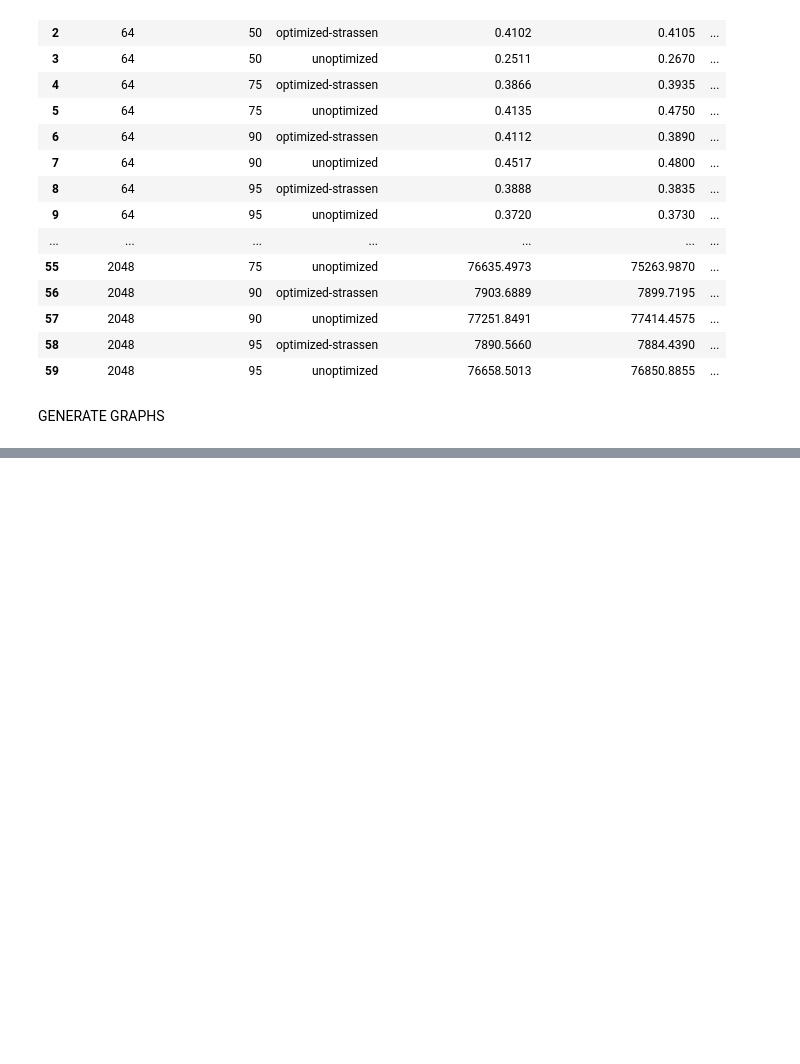
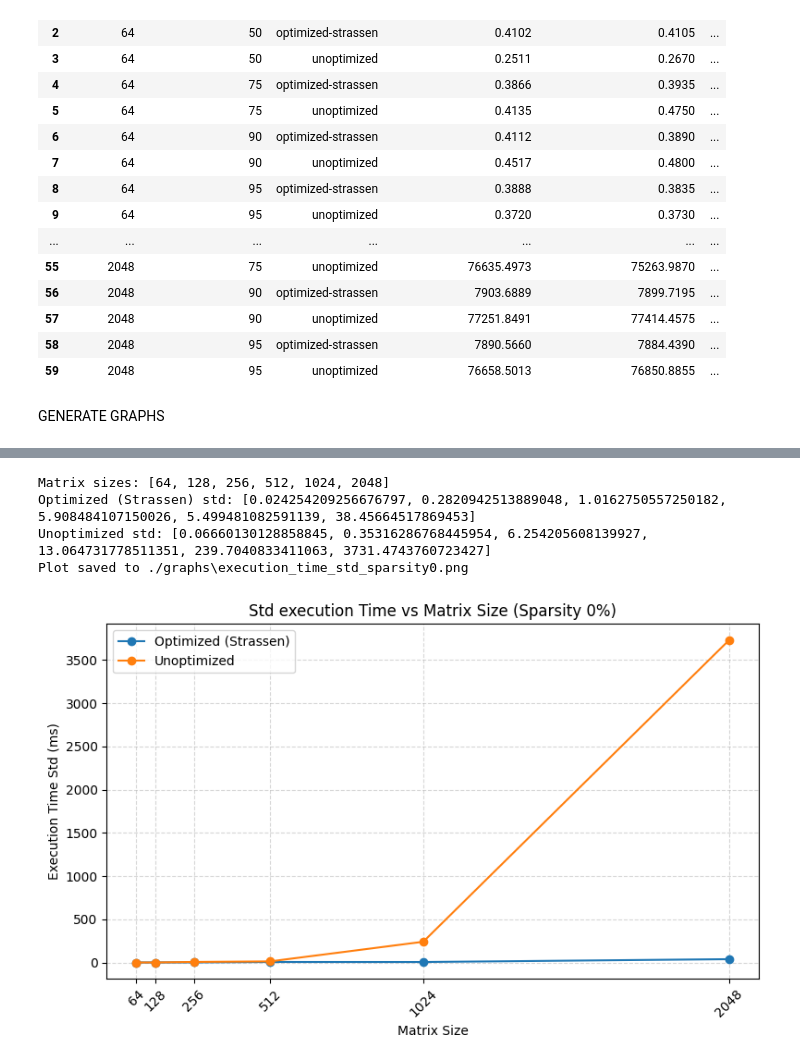
Before and after one commit to KaarloCaballero/Big_data-Task_2, a Jupyter notebook: process_data.ipynb, the cells around one changed output, grey strips where cells are left out. Cells and saved outputs as stored; diff of their text form; code cells hidden in the pictures; blank space fills up the shorter version.

```diff
--- a/process_data.ipynb
+++ b/process_data.ipynb
@@ -168,0 +220,35 @@ Plot saved to ./graphs\prueba
+# %%
+# Filter for sparsity 0
+df_sparsity0 = agg_df[agg_df['sparse_level_percent'] == 0]
+
+# Sort by matrix size to ensure correct order
+df_sparsity0 = df_sparsity0.sort_values('matrix_size')
+
+# Extract x-axis (matrix sizes)
+sizes = df_sparsity0['matrix_size'].unique().tolist()
+
+# Extract execution time standard deviations
+optimized_std = df_sparsity0[df_sparsity0['implementation'] == 'optimized-strassen']['execution_time_ms_std'].tolist()
+unoptimized_std = df_sparsity0[df_sparsity0['implementation'] == 'unoptimized']['execution_time_ms_std'].tolist()
+
+# Print results
+print("Matrix sizes:", sizes)
+print("Optimized (Strassen) std:", optimized_std)
+print("Unoptimized std:", unoptimized_std)
+
+# Plot execution time standard deviations
+plot_lines(
+    x=sizes,
+    y=[optimized_std, unoptimized_std],
+    labels=['Optimized (Strassen)', 'Unoptimized'],
+    title='Std execution Time vs Matrix Size (Sparsity 0%)',
+    xlabel='Matrix Size',
+    ylabel='Execution Time Std (ms)',
+    file_name='execution_time_std_sparsity0.png',
+)
+# %% [output]
+Matrix sizes: [64, 128, 256, 512, 1024, 2048]
+Optimized (Strassen) std: [0.024254209256676797, 0.2820942513889048, 1.0162750557250182, 5.908484107150026, 5.499481082591139, 38.45664517869453]
+Unoptimized std: [0.06660130128858845, 0.35316286768445954, 6.254205608139927, 13.064731778511351, 239.7040833411063, 3731.4743760723427]
+Plot saved to ./graphs\execution_time_std_sparsity0.png
+[figure, added]
```
Also changed, not shown: parts of 43 cells of this notebook, 1 other file.
